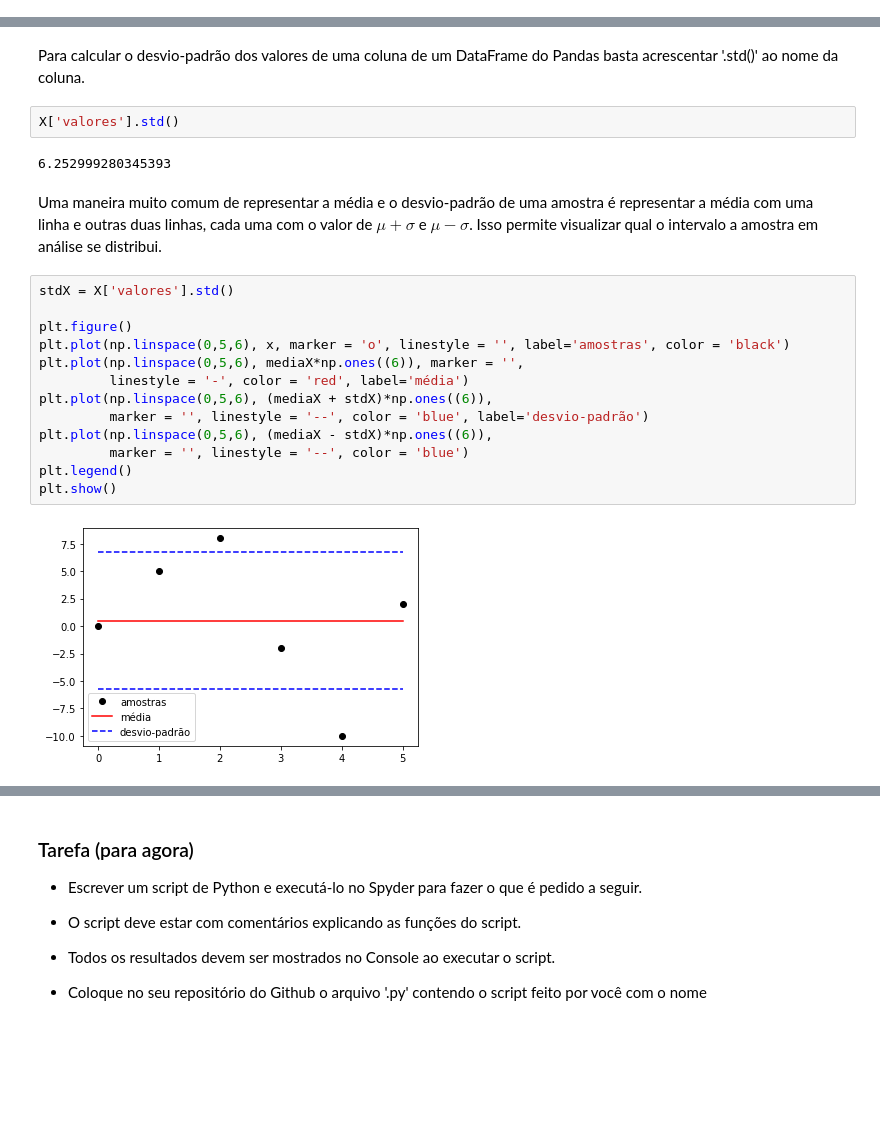
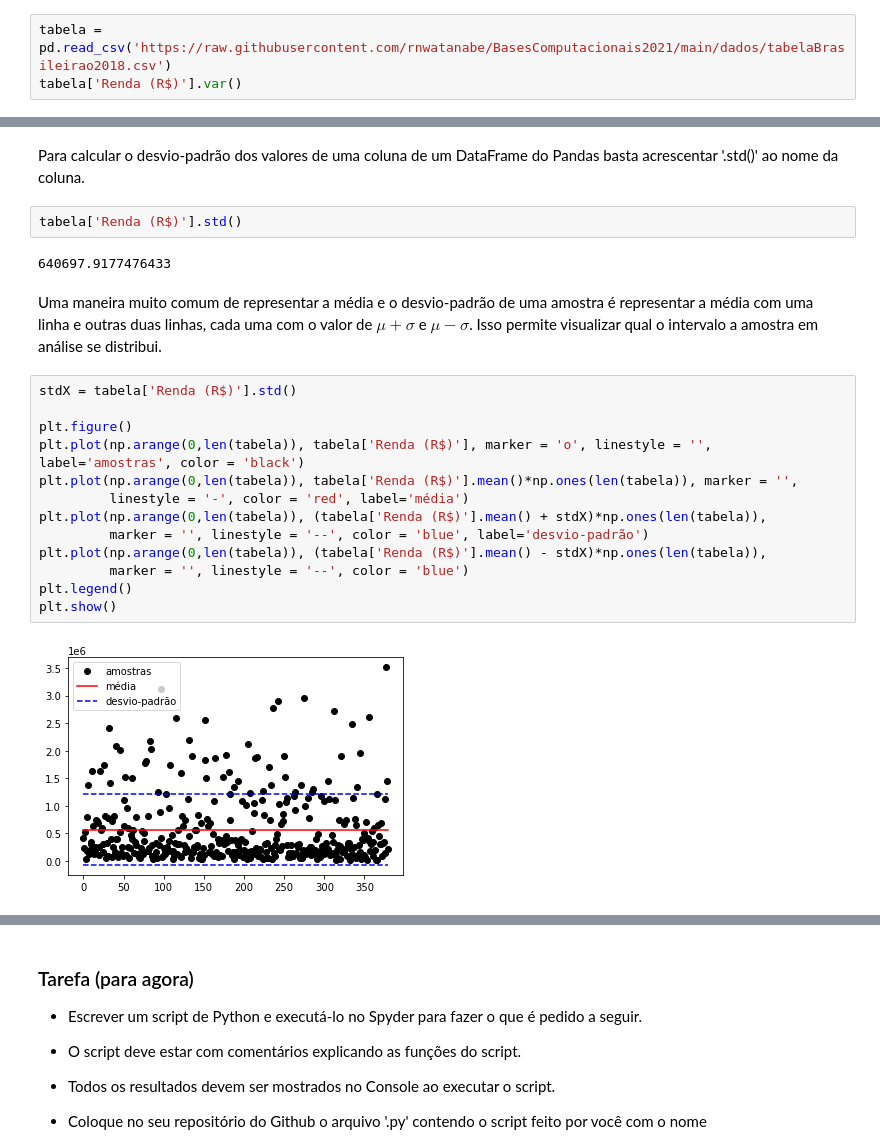
Before and after one commit to rnwatanabe/BasesComputacionais2021, a Jupyter notebook: aula5/Estatistica.ipynb, the cells around one changed output, grey strips where cells are left out. Saved outputs shown, nothing was run; the diff lists cells and outputs as text; blank space fills up the shorter version.

```diff
--- a/aula5/Estatistica.ipynb
+++ b/aula5/Estatistica.ipynb
@@ -410,0 +390,3 @@ X['valores'].var()
+# %%
+tabela = pd.read_csv('https://raw.githubusercontent.com/rnwatanabe/BasesComputacionais2021/main/dados/tabelaBrasileirao2018.csv')
+tabela['Renda (R$)'].var()
@@ -418,24 +402,24 @@ $$\sigma = \sqrt{\frac{\displaystyle\sum_{i=0}^{N-1}(x-\mu)^2}{N-1}}$$
 A medida mais utilizada para dispersão das amostras é o desvio-padrão, já que ele tem a mesma unidade das amostras (a variância tem a unidade das amostras ao quadrado).
 # %% [markdown]
 Para calcular o desvio-padrão dos valores de uma coluna de um DataFrame do Pandas basta acrescentar '.std()' ao nome da coluna.
-# %%
-X['valores'].std()
-# %% [output]
-6.252999280345393
+# %%
+tabela['Renda (R$)'].std()
+# %% [output]
+640697.9177476433
 # %% [markdown]
 Uma maneira muito comum de representar a média e o desvio-padrão de uma amostra é representar a média com uma linha e outras duas linhas, cada uma com  o valor de $\mu+\sigma$ e $\mu-\sigma$. Isso permite visualizar qual o intervalo a amostra em análise se distribui.
 # %%
-stdX = X['valores'].std()
+stdX = tabela['Renda (R$)'].std()
 
 plt.figure()
-plt.plot(np.linspace(0,5,6), x, marker = 'o', linestyle = '', label='amostras', color = 'black')
-plt.plot(np.linspace(0,5,6), mediaX*np.ones((6)), marker = '',
+plt.plot(np.arange(0,len(tabela)), tabela['Renda (R$)'], marker = 'o', linestyle = '', label='amostras', color = 'black')
+plt.plot(np.arange(0,len(tabela)), tabela['Renda (R$)'].mean()*np.ones(len(tabela)), marker = '',
          linestyle = '-', color = 'red', label='média')
-plt.plot(np.linspace(0,5,6), (mediaX + stdX)*np.ones((6)),
+plt.plot(np.arange(0,len(tabela)), (tabela['Renda (R$)'].mean() + stdX)*np.ones(len(tabela)),
          marker = '', linestyle = '--', color = 'blue', label='desvio-padrão')
-plt.plot(np.linspace(0,5,6), (mediaX - stdX)*np.ones((6)),
+plt.plot(np.arange(0,len(tabela)), (tabela['Renda (R$)'].mean() - stdX)*np.ones(len(tabela)),
          marker = '', linestyle = '--', color = 'blue')
 plt.legend()
 plt.show()
 # %% [output]
-[figure, old version]
+[figure, new version]
```
Also changed, not shown: parts of 49 cells of this notebook.
